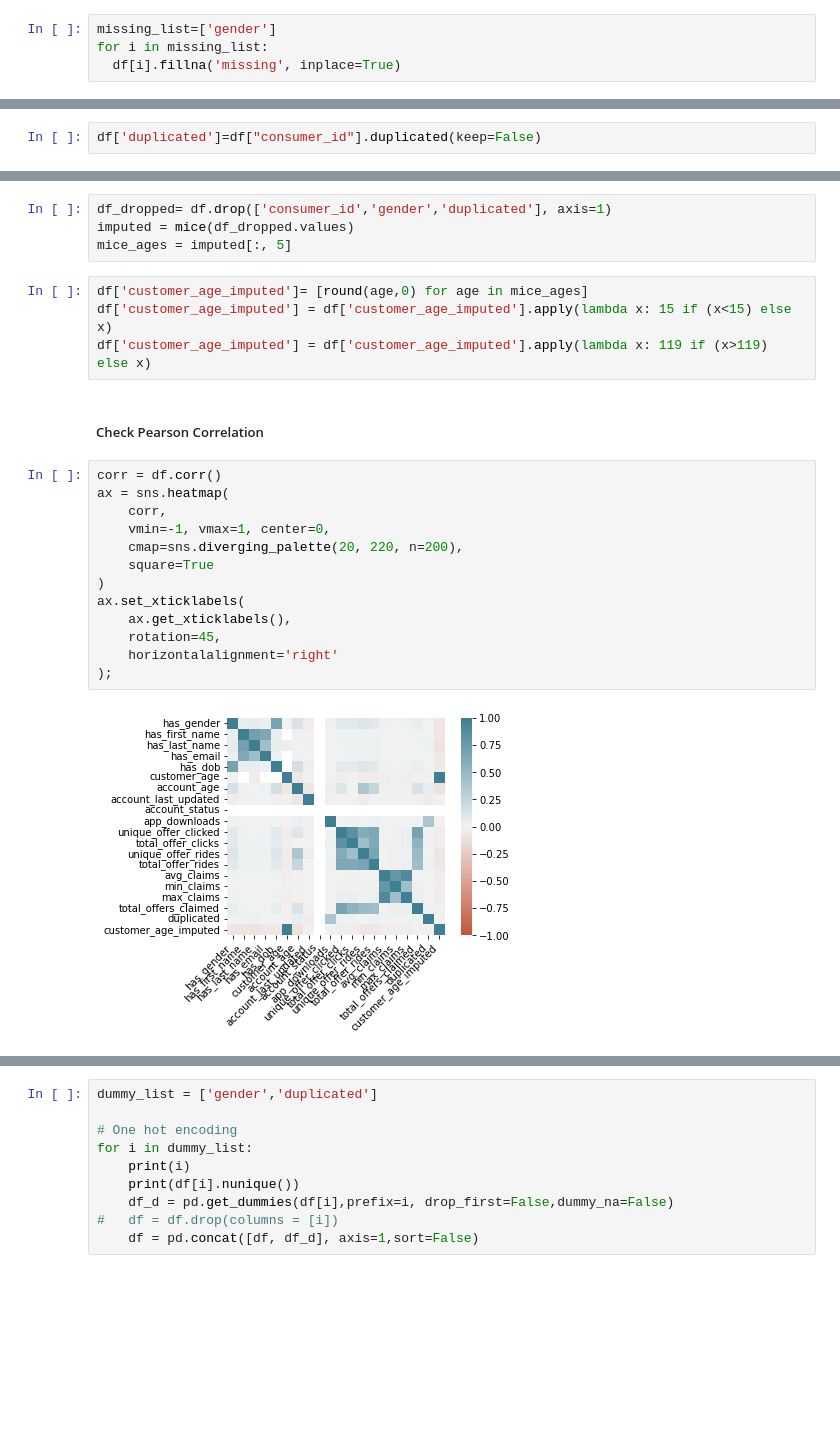
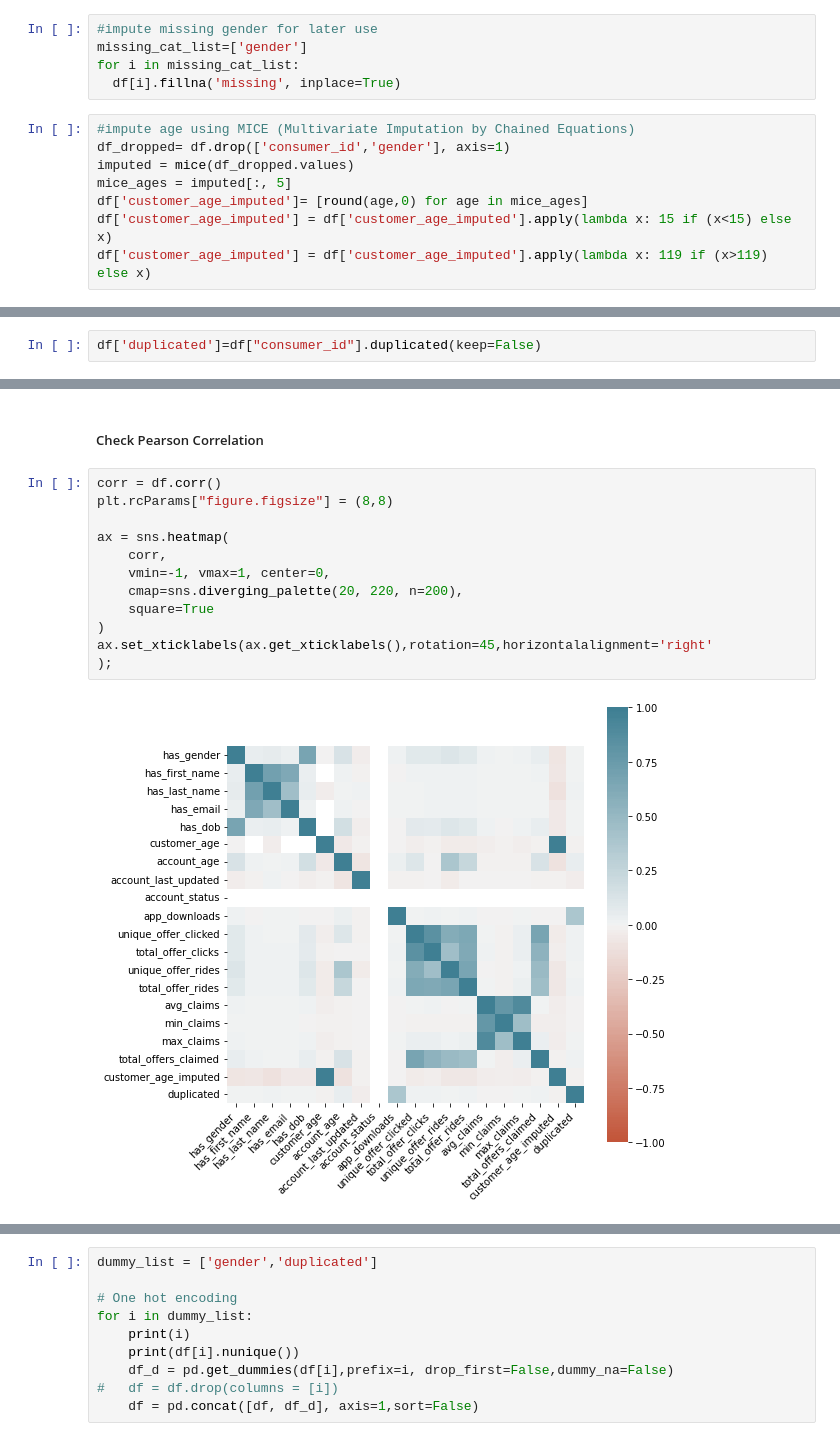
Before and after one commit to tdongnguyen/AT-Test, a Jupyter notebook: AT Test - Nov 2021.ipynb, the cells around one changed output, grey strips where cells are left out. Drawn from its saved outputs; the diff is of its cells as text; blank space fills up the shorter version.

```diff
--- a/AT Test - Nov 2021.ipynb
+++ b/AT Test - Nov 2021.ipynb
@@ -101,4 +107,13 @@ Name: gender, dtype: int64
 # %%
-missing_list=['gender']
-for i in missing_list:
+#impute missing gender for later use
+missing_cat_list=['gender']
+for i in missing_cat_list:
   df[i].fillna('missing', inplace=True)
+# %%
+#impute age using MICE (Multivariate Imputation by Chained Equations)
+df_dropped= df.drop(['consumer_id','gender'], axis=1)
+imputed = mice(df_dropped.values)
+mice_ages = imputed[:, 5]
+df['customer_age_imputed']= [round(age,0) for age in mice_ages]
+df['customer_age_imputed'] = df['customer_age_imputed'].apply(lambda x: 15 if (x<15) else x)
+df['customer_age_imputed'] = df['customer_age_imputed'].apply(lambda x: 119 if (x>119) else x)
@@ -165,25 +213,16 @@ plt.show()
-# %%
-df_dropped= df.drop(['consumer_id','gender','duplicated'], axis=1)
-imputed = mice(df_dropped.values)
-mice_ages = imputed[:, 5]
-# %%
-df['customer_age_imputed']= [round(age,0) for age in mice_ages]
-df['customer_age_imputed'] = df['customer_age_imputed'].apply(lambda x: 15 if (x<15) else x)
-df['customer_age_imputed'] = df['customer_age_imputed'].apply(lambda x: 119 if (x>119) else x)
 # %% [markdown]
 ##### Check Pearson Correlation
 # %%
 corr = df.corr()
+plt.rcParams["figure.figsize"] = (8,8)
+
 ax = sns.heatmap(
     corr,
     vmin=-1, vmax=1, center=0,
     cmap=sns.diverging_palette(20, 220, n=200),
     square=True
 )
-ax.set_xticklabels(
-    ax.get_xticklabels(),
-    rotation=45,
-    horizontalalignment='right'
+ax.set_xticklabels(ax.get_xticklabels(),rotation=45,horizontalalignment='right'
 );
 # %% [output]
-[figure, old version]
+[figure, new version]
```
Also changed, not shown: parts of 32 cells of this notebook.
